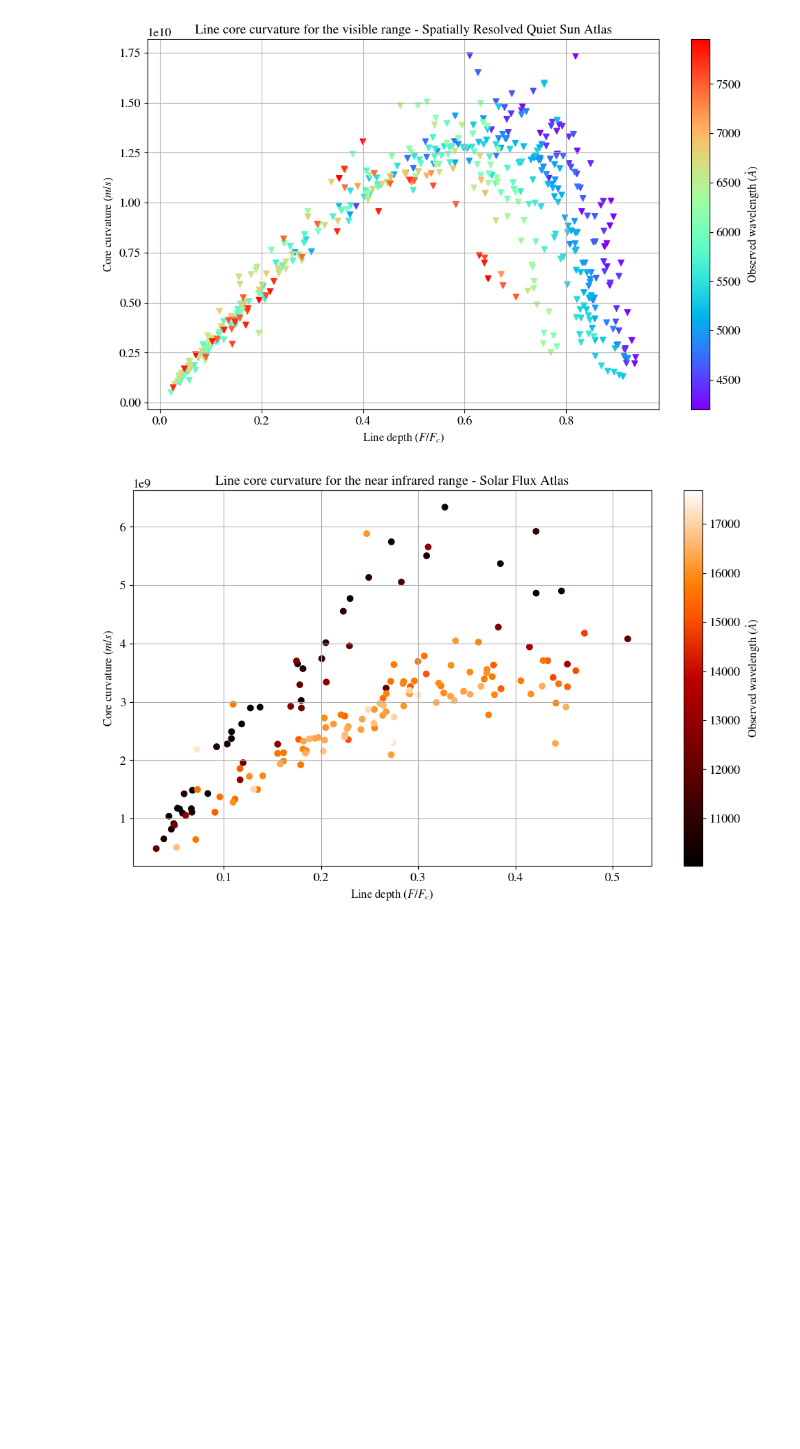
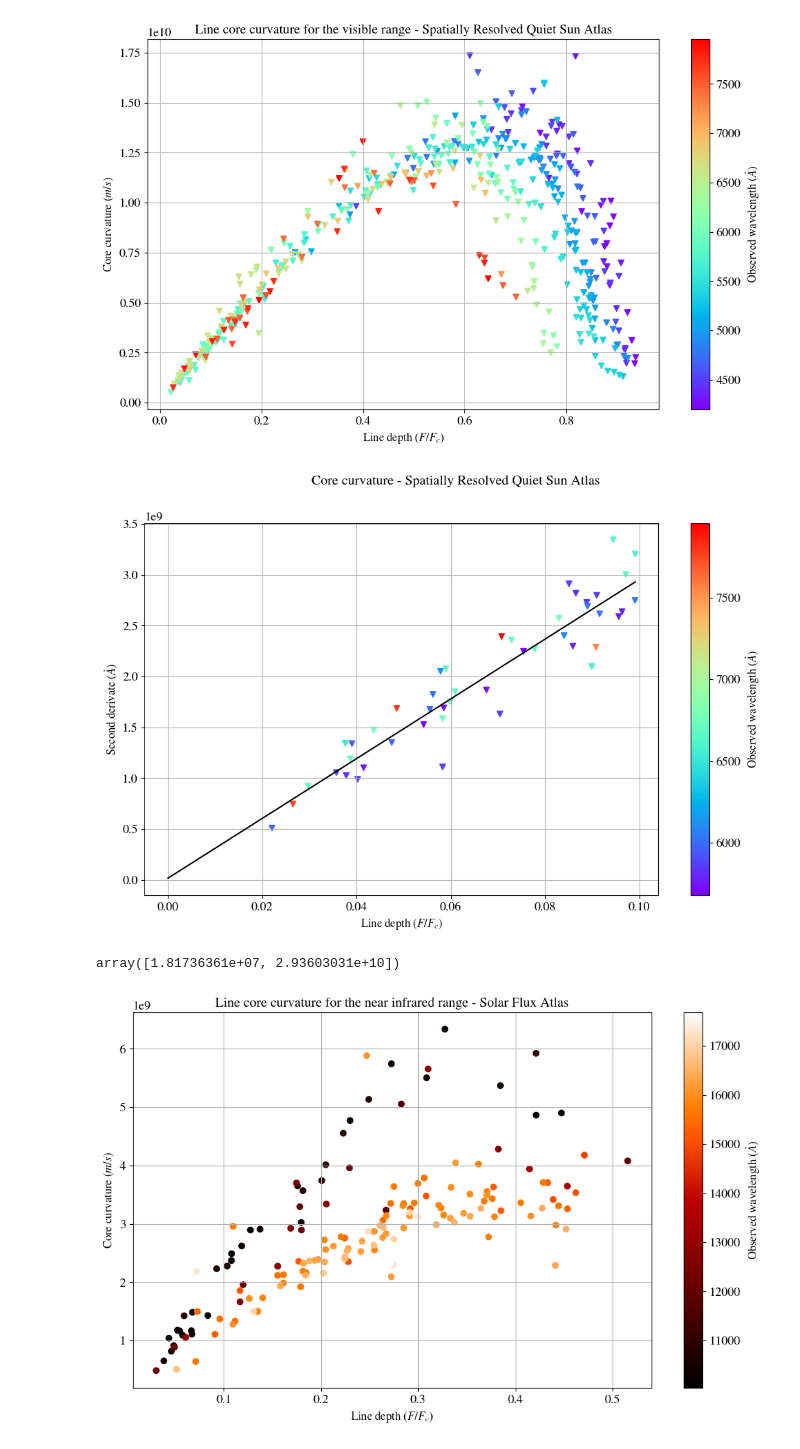
Before and after one commit to ccuellarn/Measurement-and-Characterization-of-Granulation-Patterns-in-the-IAG-Solar-Flux-Spectrum, a Jupyter notebook: Project/Characterization/First signature/Line broadening.ipynb, the cells around one changed output. Cells and saved outputs as stored; diff of their text form; code cells hidden in the pictures; blank space fills up the shorter version.

```diff
--- a/Project/Characterization/First signature/Line broadening.ipynb
+++ b/Project/Characterization/First signature/Line broadening.ipynb
@@ -100,6 +100,35 @@ ax.grid()
 # fig2.savefig('Curvature_SPA.pdf')
 # %% [output]
 [figure]
+# %%
+#In the report is given in function of the velocity
+values_VIS_standard = SPA_data[SPA_data['Line Depth'].between(0.0,0.1,inclusive='right')]
+
+pol = Polynomial.fit(values_VIS_standard['Line Depth'],values_VIS_standard['Core curvature'], 1)
+param = pol.convert().coef
+values_vel = np.linspace(0, max(values_VIS_standard['Line Depth']), len(values_VIS_standard['Line Depth']))
+vel_fit = pol(values_vel)
+
+#Plot for fixed the zero point of velocity
+fig2, ax1 = plt.subplots(1,1,figsize=(12,7))
+
+fig2.suptitle(r'Core curvature - Spatially Resolved Quiet Sun Atlas')
+
+scatter = ax1.scatter(values_VIS_standard['Line Depth'],values_VIS_standard['Core curvature'],c=values_VIS_standard["Observed wavelength"],cmap='rainbow',lw=1,marker='v')
+cbar = plt.colorbar(scatter, ax=ax1)
+cbar.set_label(r'Observed wavelength $(\mathring{A})$', fontsize=12)
+
+ax1.plot(values_vel,vel_fit,c='k')
+ax1.set_ylabel(r'Second derivate $(\mathring{A})$')
+ax1.set_xlabel(r'Line depth $(F/F_{c})$')
+ax1.grid()
+ax1.tick_params(axis='both',labelsize=13)
+# %% [output]
+[figure, added]
+# %%
+param
+# %% [output]
+array([1.81736361e+07, 2.93603031e+10])
 # %%
 fig3, ax = plt.subplots(1,1,figsize=(12,7))
 
```
Also changed, not shown: parts of 1 cell of this notebook, 12 other files.
